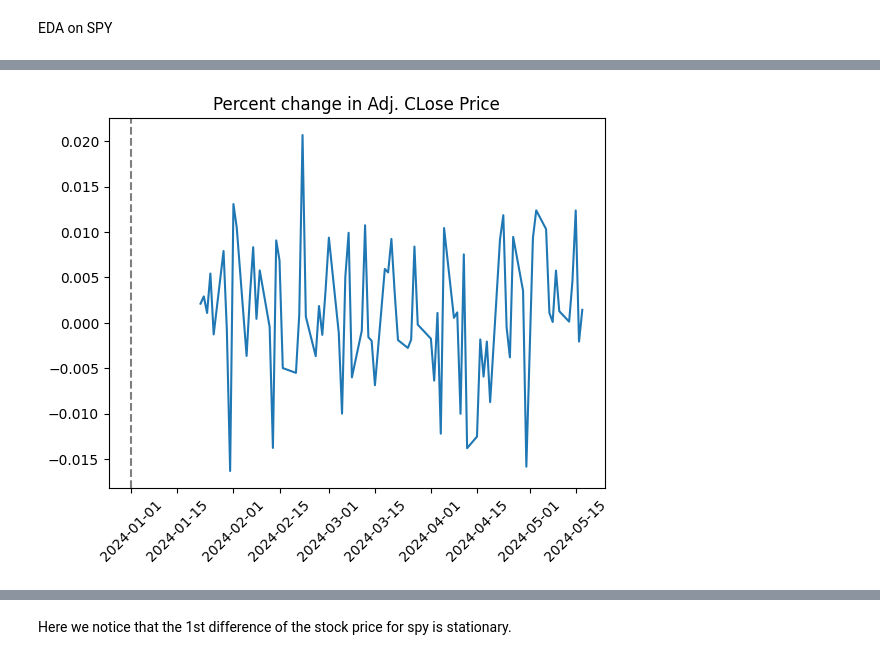
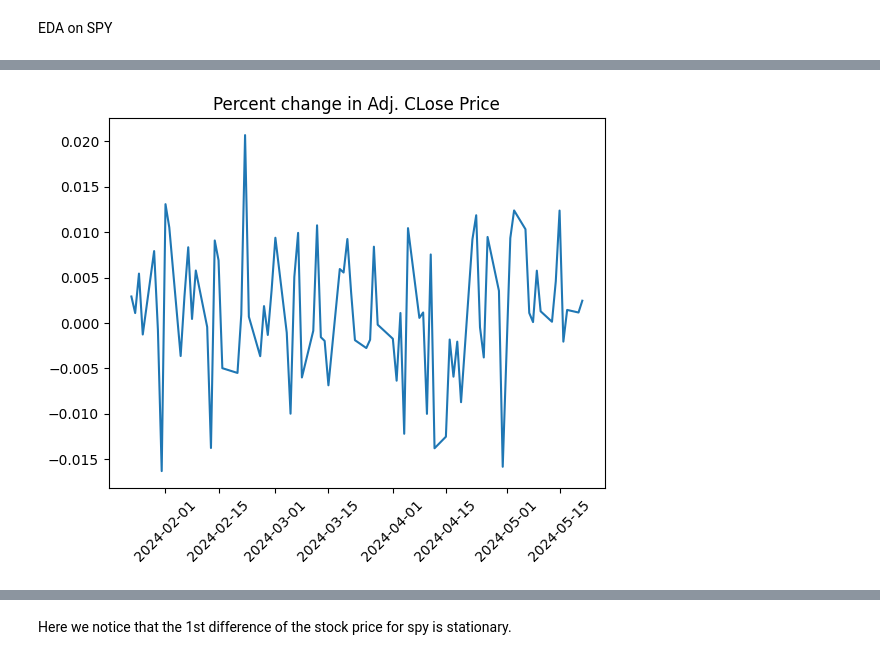
Before and after one commit to kevoinno/gary-s24, a Jupyter notebook: garys24_eda.ipynb, the cells around one changed output, grey strips where cells are left out. Drawn from its saved outputs; the diff is of its cells as text; code cells hidden in the pictures.

```diff
--- a/garys24_eda.ipynb
+++ b/garys24_eda.ipynb
@@ -76,11 +76,9 @@ plt.xticks(rotation = 45);
 # %%
 plt.plot(spy_data.pct_change());
-for year in range(spy_data.index.min().year, spy_data.index.max().year+1):
-    plt.axvline(datetime(year,1,1), linestyle='--', color='k', alpha=0.5)
 plt.xticks(rotation = 45);
 plt.title('Percent change in Adj. CLose Price');
 # %% [output]
-[figure, old version]
+[figure, new version]
 # %%
 plt.plot(spy_data.diff());
 plt.xticks(rotation = 45);
```
Also changed, not shown: parts of 28 cells of this notebook.
